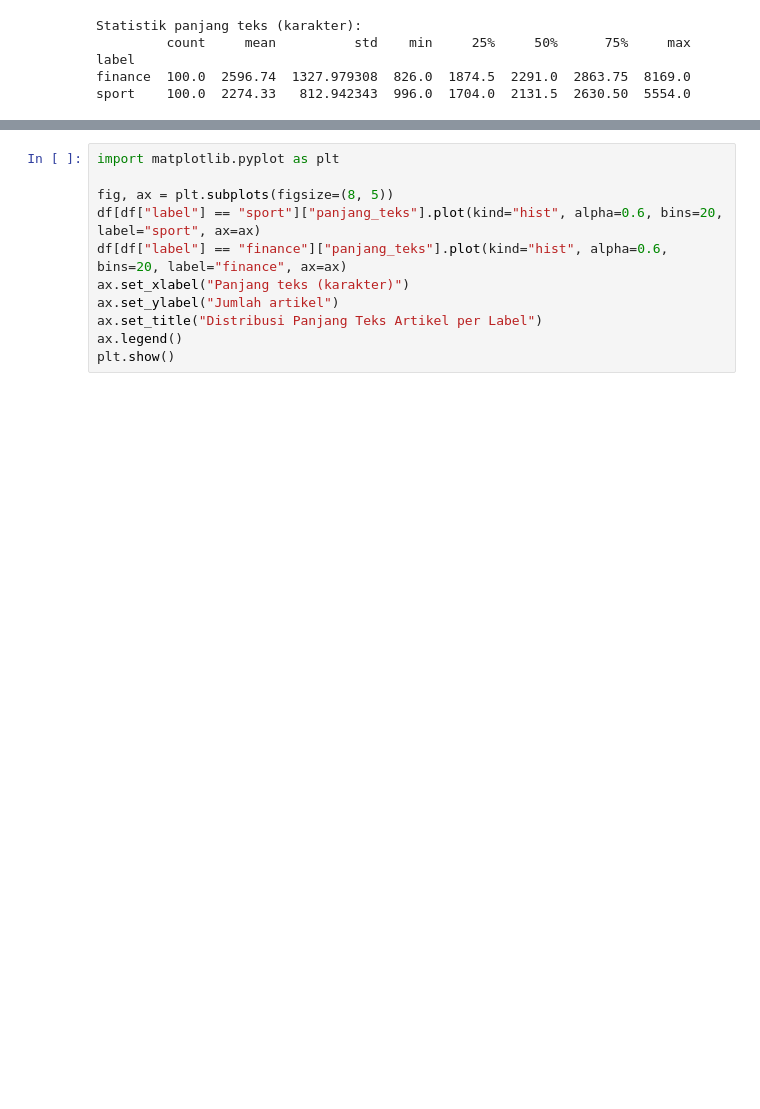
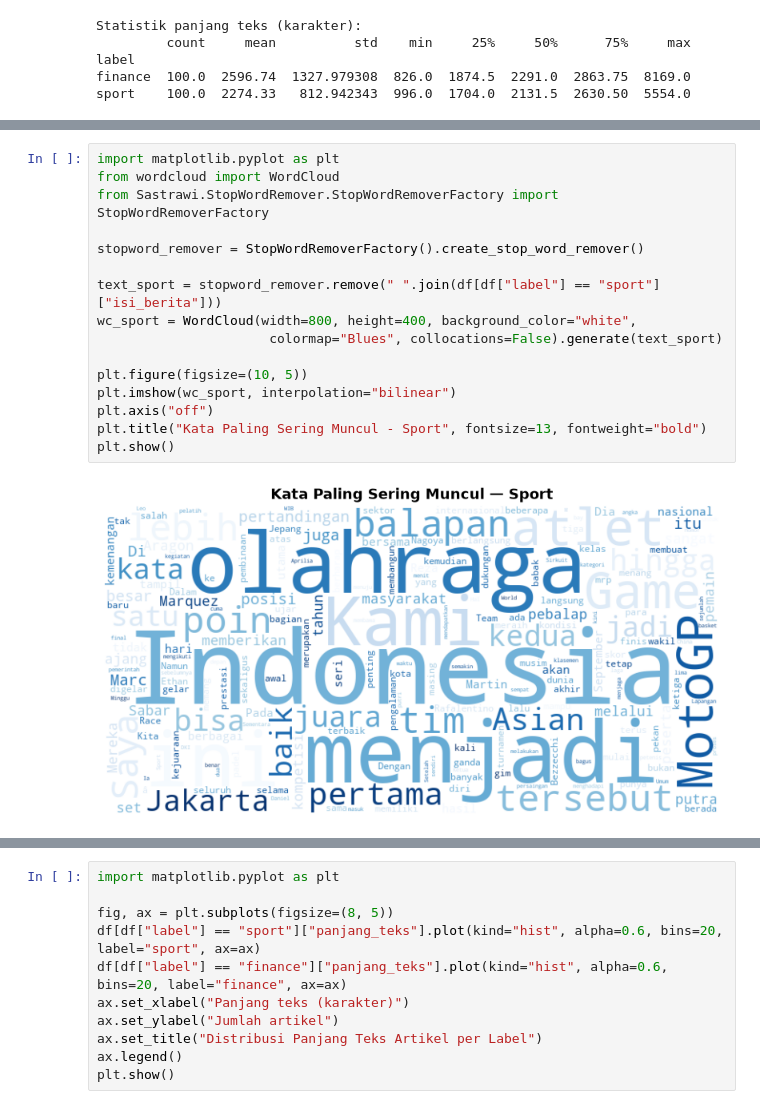
Before and after one commit to haninhammoud01/ppw, a Jupyter notebook: _sources/CRISP-DM/EDA.ipynb, the cells around one changed output, grey strips where cells are left out. Drawn from its saved outputs; the diff is of its cells as text; blank space fills up the shorter version.

```diff
--- a/_sources/CRISP-DM/EDA.ipynb
+++ b/_sources/CRISP-DM/EDA.ipynb
@@ -59,0 +78,18 @@ sport    100.0  2274.33   812.942343  996.0  1704.0  2131.5  2630.50  5554.0
+# %%
+import matplotlib.pyplot as plt
+from wordcloud import WordCloud
+from Sastrawi.StopWordRemover.StopWordRemoverFactory import StopWordRemoverFactory
+
+stopword_remover = StopWordRemoverFactory().create_stop_word_remover()
+
+text_sport = stopword_remover.remove(" ".join(df[df["label"] == "sport"]["isi_berita"]))
+wc_sport = WordCloud(width=800, height=400, background_color="white",
+                      colormap="Blues", collocations=False).generate(text_sport)
+
+plt.figure(figsize=(10, 5))
+plt.imshow(wc_sport, interpolation="bilinear")
+plt.axis("off")
+plt.title("Kata Paling Sering Muncul - Sport", fontsize=13, fontweight="bold")
+plt.show()
+# %% [output]
+[figure, added]
```
Also changed, not shown: parts of 10 cells of this notebook, 6 other files.
